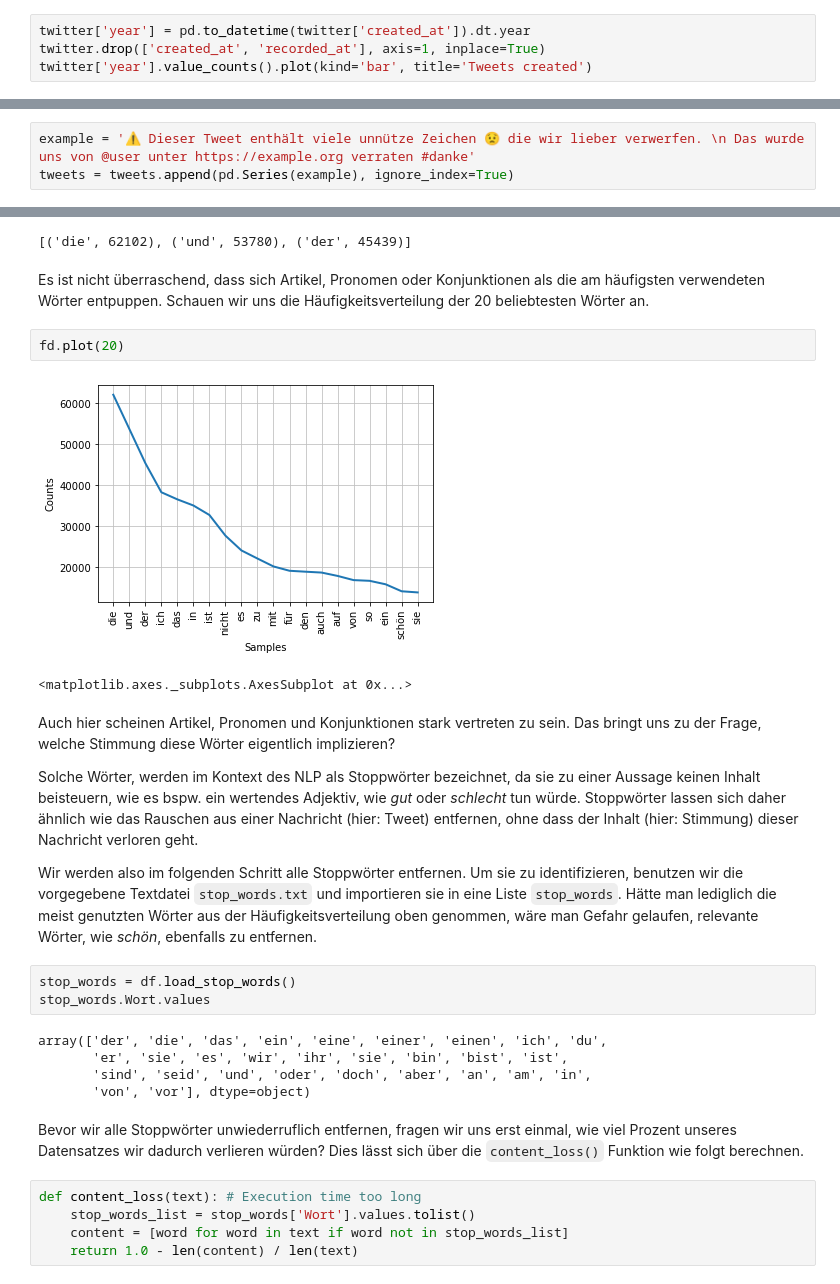
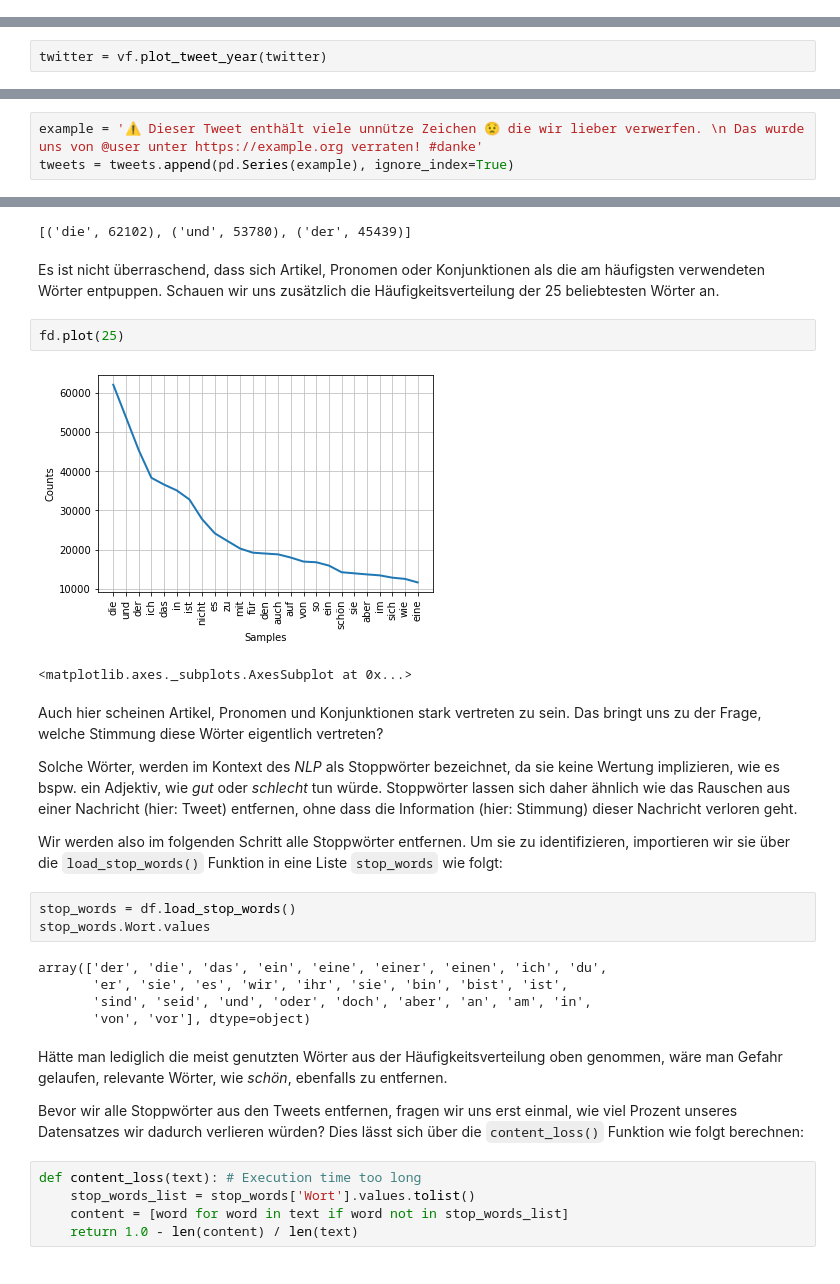
Before and after one commit to orca-nrw/lernmodul-texte, a Jupyter notebook: index.ipynb, the cells around one changed output, grey strips where cells are left out. Saved outputs shown, nothing was run; the diff lists cells and outputs as text.

```diff
--- a/index.ipynb
+++ b/index.ipynb
@@ -190,4 +195,0 @@ Das Merkmal _created_ _at_ scheint den Zeitpunkt des Tweets zu beinhalten. Welch
-# %%
-twitter['year'] = pd.to_datetime(twitter['created_at']).dt.year
-twitter.drop(['created_at', 'recorded_at'], axis=1, inplace=True)
-twitter['year'].value_counts().plot(kind='bar', title='Tweets created')
@@ -198,0 +219,2 @@ Anscheinend enthält unser Datensatz veraltete Tweets, obwohl wir explizit mit a
+# %%
+twitter = vf.plot_tweet_year(twitter)
@@ -253,4 +281,4 @@ Der Übersicht halber fügen wir ein frei erfundenes Beispiel an, um die folgend
 # %%
-example = '⚠️ Dieser Tweet enthält viele unnütze Zeichen 😟 die wir lieber verwerfen. \n Das wurde uns von @user unter https://example.org verraten #danke'
+example = '⚠️ Dieser Tweet enthält viele unnütze Zeichen 😟 die wir lieber verwerfen. \n Das wurde uns von @user unter https://example.org verraten! #danke'
 tweets = tweets.append(pd.Series(example), ignore_index=True)
 # %% [markdown]
@@ -425,18 +455,18 @@ fd.most_common(3)
 # %% [output]
 [('die', 62102), ('und', 53780), ('der', 45439)]
 # %% [markdown]
-Es ist nicht überraschend, dass sich Artikel, Pronomen oder Konjunktionen als die am häufigsten verwendeten Wörter entpuppen. Schauen wir uns die Häufigkeitsverteilung der 20 beliebtesten Wörter an.
+Es ist nicht überraschend, dass sich Artikel, Pronomen oder Konjunktionen als die am häufigsten verwendeten Wörter entpuppen. Schauen wir uns zusätzlich die Häufigkeitsverteilung der 25 beliebtesten Wörter an.
 # %%
-fd.plot(20)
+fd.plot(25)
 # %% [output]
-[figure, old version]
+[figure, new version]
 <matplotlib.axes._subplots.AxesSubplot at 0x...>
 # %% [markdown]
-Auch hier scheinen Artikel, Pronomen und Konjunktionen stark vertreten zu sein. Das bringt uns zu der Frage, welche Stimmung diese Wörter eigentlich implizieren?
+Auch hier scheinen Artikel, Pronomen und Konjunktionen stark vertreten zu sein. Das bringt uns zu der Frage, welche Stimmung diese Wörter eigentlich vertreten?
 
-Solche Wörter, werden im Kontext des NLP als Stoppwörter bezeichnet, da sie zu einer Aussage keinen Inhalt beisteuern, wie es bspw. ein wertendes Adjektiv, wie _gut_ oder _schlecht_ tun würde. Stoppwörter lassen sich daher ähnlich wie das Rauschen aus einer Nachricht (hier: Tweet) entfernen, ohne dass der Inhalt (hier: Stimmung) dieser Nachricht verloren geht.
+Solche Wörter, werden im Kontext des _NLP_ als Stoppwörter bezeichnet, da sie keine Wertung implizieren, wie es bspw. ein Adjektiv, wie _gut_ oder _schlecht_ tun würde. Stoppwörter lassen sich daher ähnlich wie das Rauschen aus einer Nachricht (hier: Tweet) entfernen, ohne dass die Information (hier: Stimmung) dieser Nachricht verloren geht.
 
-Wir werden also im folgenden Schritt alle Stoppwörter entfernen. Um sie zu identifizieren, benutzen wir die vorgegebene Textdatei `stop_words.txt` und importieren sie in eine Liste `stop_words`. Hätte man lediglich die meist genutzten Wörter aus der Häufigkeitsverteilung oben genommen, wäre man Gefahr gelaufen, relevante Wörter, wie _schön_, ebenfalls zu entfernen.
+Wir werden also im folgenden Schritt alle Stoppwörter entfernen. Um sie zu identifizieren, importieren wir sie über die `load_stop_words()` Funktion in eine Liste `stop_words` wie folgt:
 # %%
 stop_words = df.load_stop_words()
 stop_words.Wort.values
@@ -446,7 +476,9 @@ array(['der', 'die', 'das', 'ein', 'eine', 'einer', 'einen', 'ich', 'du',
        'sind', 'seid', 'und', 'oder', 'doch', 'aber', 'an', 'am', 'in',
        'von', 'vor'], dtype=object)
 # %% [markdown]
-Bevor wir alle Stoppwörter unwiederruflich entfernen, fragen wir uns erst einmal, wie viel Prozent unseres Datensatzes wir dadurch verlieren würden? Dies lässt sich über die `content_loss()` Funktion wie folgt berechnen.
+Hätte man lediglich die meist genutzten Wörter aus der Häufigkeitsverteilung oben genommen, wäre man Gefahr gelaufen, relevante Wörter, wie _schön_, ebenfalls zu entfernen.
+
+Bevor wir alle Stoppwörter aus den Tweets entfernen, fragen wir uns erst einmal, wie viel Prozent unseres Datensatzes wir dadurch verlieren würden? Dies lässt sich über die `content_loss()` Funktion wie folgt berechnen:
 # %%
 def content_loss(text): # Execution time too long
     stop_words_list = stop_words['Wort'].values.tolist()
```
Also changed, not shown: parts of 107 cells of this notebook, 1 other file.
